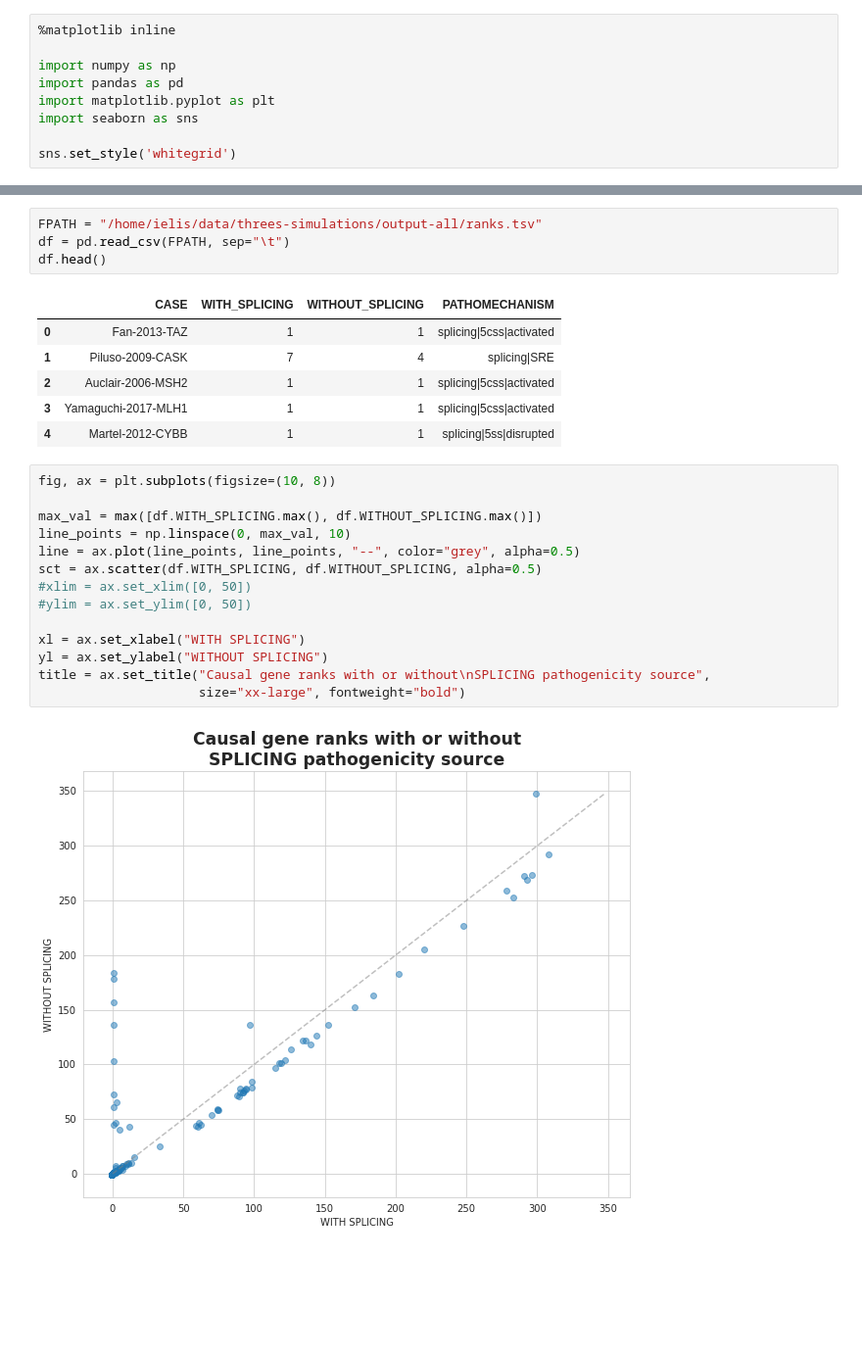
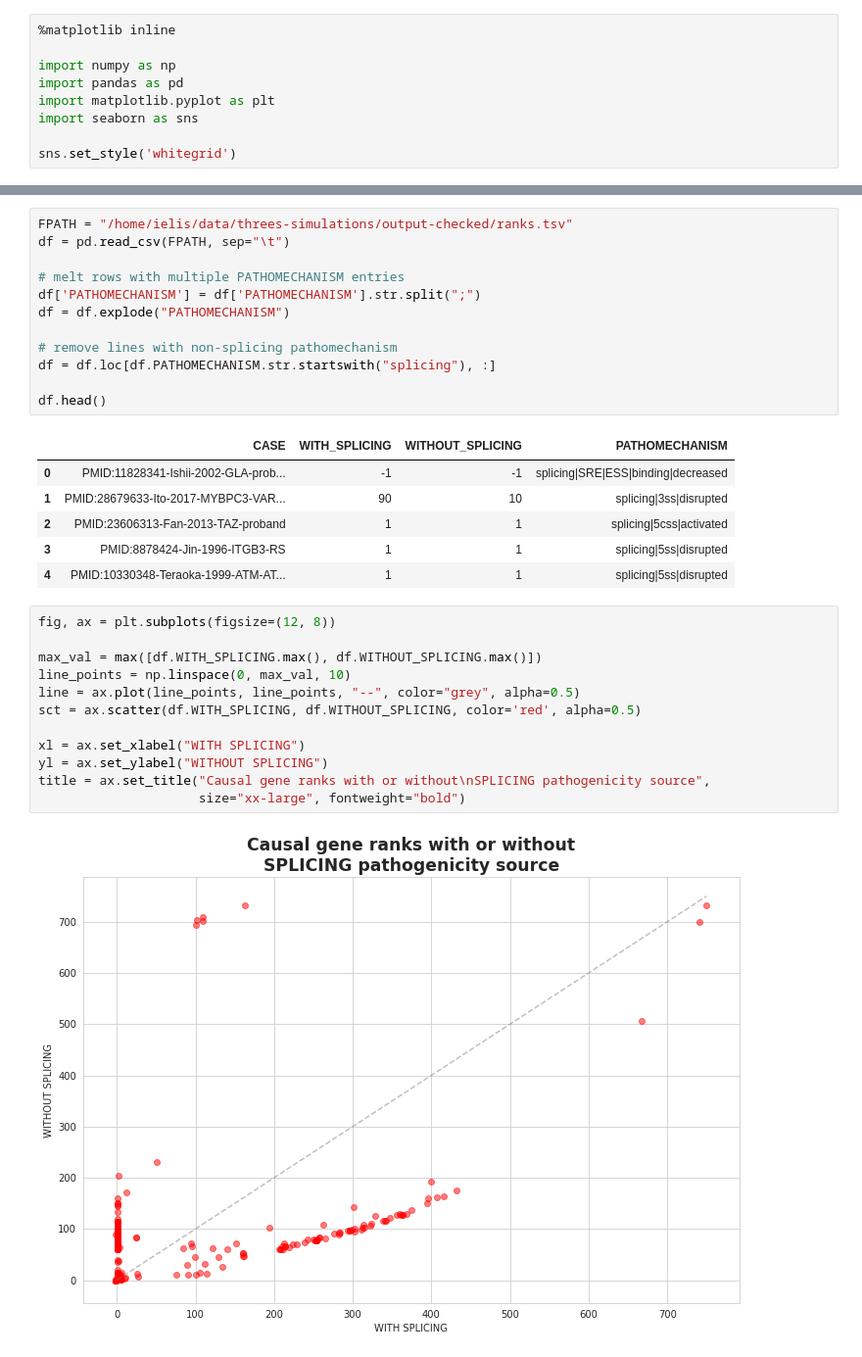
Before and after one commit to monarch-initiative/ExomiserSimulations, a Jupyter notebook: 3S Exomiser performance evaluation.ipynb, the cells around one changed output, grey strips where cells are left out. Shown at 98% size. Drawn from its saved outputs; the diff is of its cells as text; blank space fills up the shorter version.

```diff
--- a/3S Exomiser performance evaluation.ipynb
+++ b/3S Exomiser performance evaluation.ipynb
@@ -12,27 +25,33 @@ sns.set_style('whitegrid')
 # %%
-FPATH = "/home/ielis/data/threes-simulations/output-all/ranks.tsv"
+FPATH = "/home/ielis/data/threes-simulations/output-checked/ranks.tsv"
 df = pd.read_csv(FPATH, sep="\t")
+
+# melt rows with multiple PATHOMECHANISM entries
+df['PATHOMECHANISM'] = df['PATHOMECHANISM'].str.split(";")
+df = df.explode("PATHOMECHANISM")
+
+# remove lines with non-splicing pathomechanism
+df = df.loc[df.PATHOMECHANISM.str.startswith("splicing"), :]
+
 df.head()
 # %% [output]
 |  | CASE | WITH_SPLICING | WITHOUT_SPLICING | PATHOMECHANISM |
-| 0 | Fan-2013-TAZ | 1 | 1 | splicing|5css|activated |
-| 1 | Piluso-2009-CASK | 7 | 4 | splicing|SRE |
-| 2 | Auclair-2006-MSH2 | 1 | 1 | splicing|5css|activated |
-| 3 | Yamaguchi-2017-MLH1 | 1 | 1 | splicing|5css|activated |
-| 4 | Martel-2012-CYBB | 1 | 1 | splicing|5ss|disrupted |
+| 0 | PMID:11828341-Ishii-2002-GLA-prob... | -1 | -1 | splicing|SRE|ESS|binding|decreased |
+| 1 | PMID:28679633-Ito-2017-MYBPC3-VAR... | 90 | 10 | splicing|3ss|disrupted |
+| 2 | PMID:23606313-Fan-2013-TAZ-proband | 1 | 1 | splicing|5css|activated |
+| 3 | PMID:8878424-Jin-1996-ITGB3-RS | 1 | 1 | splicing|5ss|disrupted |
+| 4 | PMID:10330348-Teraoka-1999-ATM-AT... | 1 | 1 | splicing|5ss|disrupted |
 # %%
-fig, ax = plt.subplots(figsize=(10, 8))
+fig, ax = plt.subplots(figsize=(12, 8))
 
 max_val = max([df.WITH_SPLICING.max(), df.WITHOUT_SPLICING.max()])
 line_points = np.linspace(0, max_val, 10)
 line = ax.plot(line_points, line_points, "--", color="grey", alpha=0.5)
-sct = ax.scatter(df.WITH_SPLICING, df.WITHOUT_SPLICING, alpha=0.5)
-#xlim = ax.set_xlim([0, 50])
-#ylim = ax.set_ylim([0, 50])
+sct = ax.scatter(df.WITH_SPLICING, df.WITHOUT_SPLICING, color='red', alpha=0.5)
 
 xl = ax.set_xlabel("WITH SPLICING")
 yl = ax.set_ylabel("WITHOUT SPLICING")
 title = ax.set_title("Causal gene ranks with or without\nSPLICING pathogenicity source",
                      size="xx-large", fontweight="bold")
 # %% [output]
-[figure, old version]
+[figure, new version]
```
Also changed, not shown: parts of 8 cells of this notebook, 1 other file.
